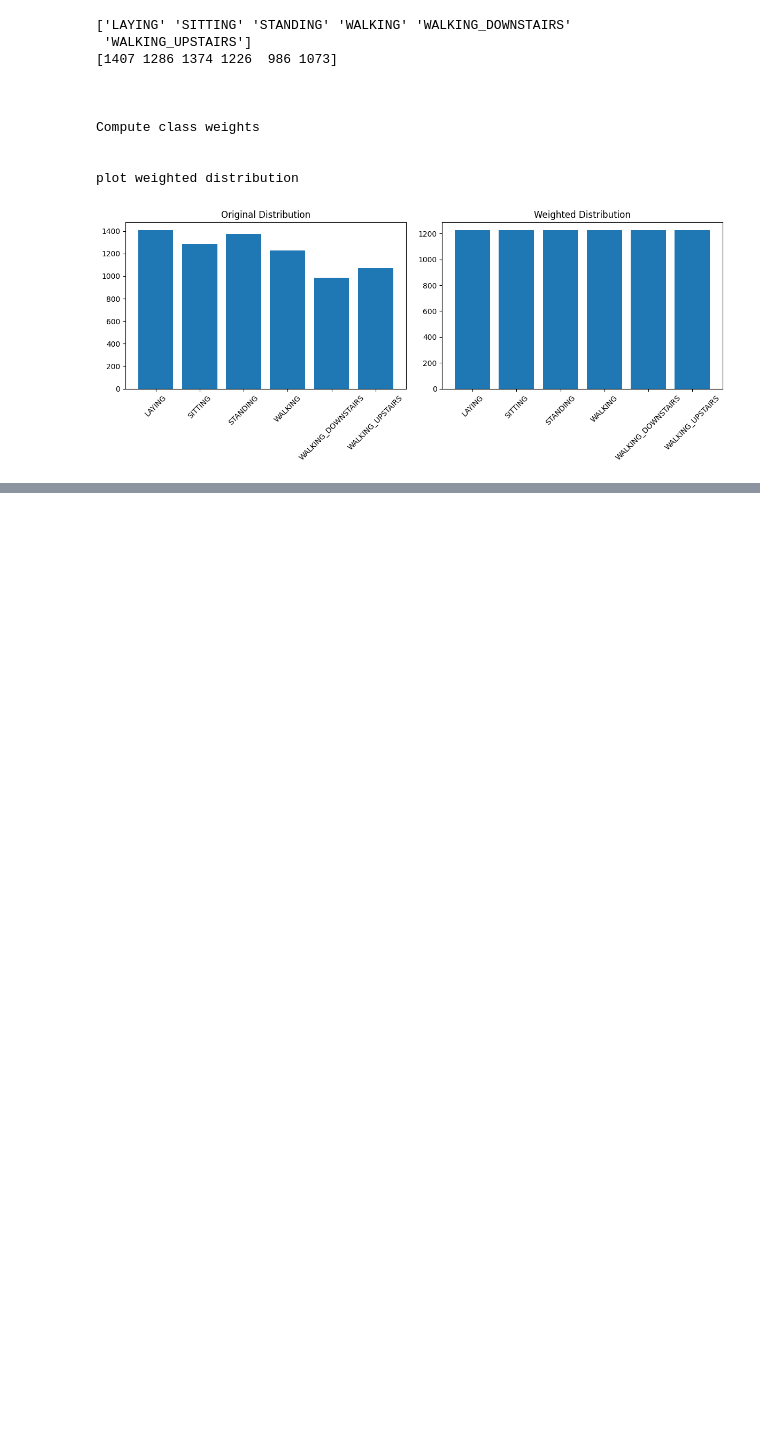
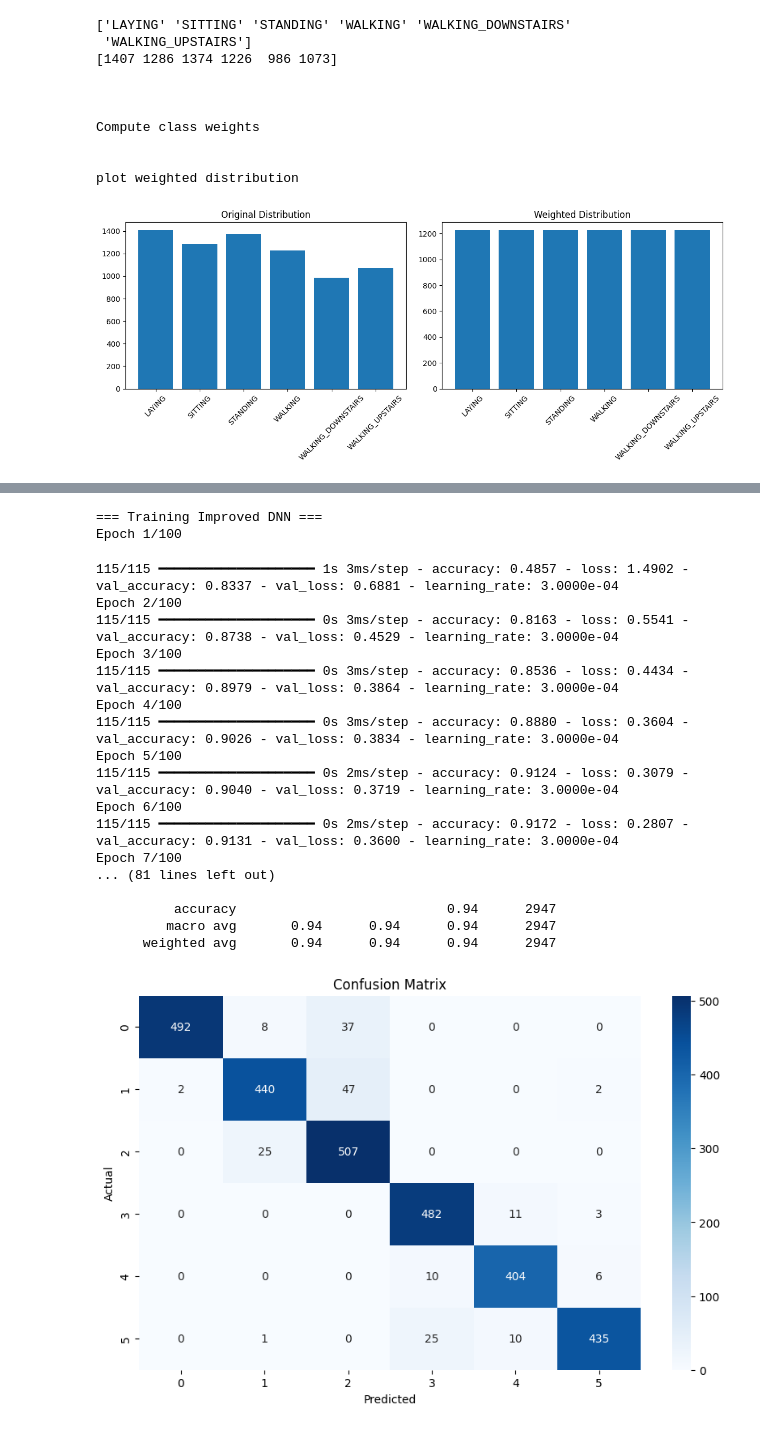
Before and after one commit to capstone-by-group-5/activity-recognition-health-ai, a Jupyter notebook: notebooks/human-activity-recognition-app.ipynb, the cells around one changed output, grey strips where cells are left out. Drawn from its saved outputs; the diff is of its cells as text; code cells hidden in the pictures; blank space fills up the shorter version.

```diff
--- a/notebooks/human-activity-recognition-app.ipynb
+++ b/notebooks/human-activity-recognition-app.ipynb
@@ -1477,8 +1437,7 @@ def train_evaluate_xgboost(X_train, y_train, X_test, y_test, class_weights=None,
 
     # Predict and evaluate
     y_pred = model.predict(X_test)
-    # test_acc = accuracy_score(y_test, y_pred)
-    # print(f"XGBoost Test Accuracy: {test_acc:.4f}")
+    test_acc = accuracy_score(y_test, y_pred)
     print(f"\n")
     evaluate_model("XGBoost model", y_test, y_pred)
     print(f"\n")
@@ -1588,5 +1526,5 @@ def train_focused_dnn(X_train, y_train, X_test, y_test, class_weights):
 # %%
-def build_improved_dnn(input_shape, num_classes):
+def build_dnn(input_shape, num_classes):
     model = Sequential([
         # Input Dense Block
         Dense(512, activation='relu', input_shape=input_shape, kernel_regularizer=l2(1e-4)),
@@ -1617,13 +1555,13 @@ def build_improved_dnn(input_shape, num_classes):
     return model
 
 
-def train_improved_dnn(X_train, y_train, X_test, y_test, class_weights):
+def train_dnn(X_train, y_train, X_test, y_test, class_weights):
     print("\n=== Training Improved DNN ===")
 
     input_shape = (X_train.shape[1],)
     num_classes = len(np.unique(y_train))
 
-    model = build_improved_dnn(input_shape, num_classes)
+    model = build_dnn(input_shape, num_classes)
 
     callbacks = [
         EarlyStopping(monitor='val_accuracy', patience=12, restore_best_weights=True, mode='max'),
@@ -1650,9 +1588,30 @@ def train_improved_dnn(X_train, y_train, X_test, y_test, class_weights):
     # print("\nClassification Report:")
     # print(classification_report(y_test, y_pred))
 
-    return model, y_pred, test_accuracy
+    return model, y_pred_improved, test_accuracy
 # %%
-model, y_pred_improved, test_acc = train_improved_dnn(X_train, y_train, X_test, y_test, class_weights)
+model, y_pred_improved, test_acc = train_dnn(X_train, y_train, X_test, y_test, class_weights)
+# %% [output]
+=== Training Improved DNN ===
+Epoch 1/100
+115/115 ━━━━━━━━━━━━━━━━━━━━ 1s 3ms/step - accuracy: 0.4857 - loss: 1.4902 - val_accuracy: 0.8337 - val_loss: 0.6881 - learning_rate: 3.0000e-04
+Epoch 2/100
+115/115 ━━━━━━━━━━━━━━━━━━━━ 0s 3ms/step - accuracy: 0.8163 - loss: 0.5541 - val_accuracy: 0.8738 - val_loss: 0.4529 - learning_rate: 3.0000e-04
+Epoch 3/100
+115/115 ━━━━━━━━━━━━━━━━━━━━ 0s 3ms/step - accuracy: 0.8536 - loss: 0.4434 - val_accuracy: 0.8979 - val_loss: 0.3864 - learning_rate: 3.0000e-04
+Epoch 4/100
+115/115 ━━━━━━━━━━━━━━━━━━━━ 0s 3ms/step - accuracy: 0.8880 - loss: 0.3604 - val_accuracy: 0.9026 - val_loss: 0.3834 - learning_rate: 3.0000e-04
+Epoch 5/100
+115/115 ━━━━━━━━━━━━━━━━━━━━ 0s 2ms/step - accuracy: 0.9124 - loss: 0.3079 - val_accuracy: 0.9040 - val_loss: 0.3719 - learning_rate: 3.0000e-04
+Epoch 6/100
+115/115 ━━━━━━━━━━━━━━━━━━━━ 0s 2ms/step - accuracy: 0.9172 - loss: 0.2807 - val_accuracy: 0.9131 - val_loss: 0.3600 - learning_rate: 3.0000e-04
+Epoch 7/100
+... (81 lines left out)
+
+          accuracy                           0.94      2947
+         macro avg       0.94      0.94      0.94      2947
+      weighted avg       0.94      0.94      0.94      2947
+[figure, added]
 # %%
 # Ensure X_train and y_train have the correct shapes
 print("X_train shape:", X_train.shape)
```
Also changed, not shown: parts of 31 cells of this notebook, 4 other files.
